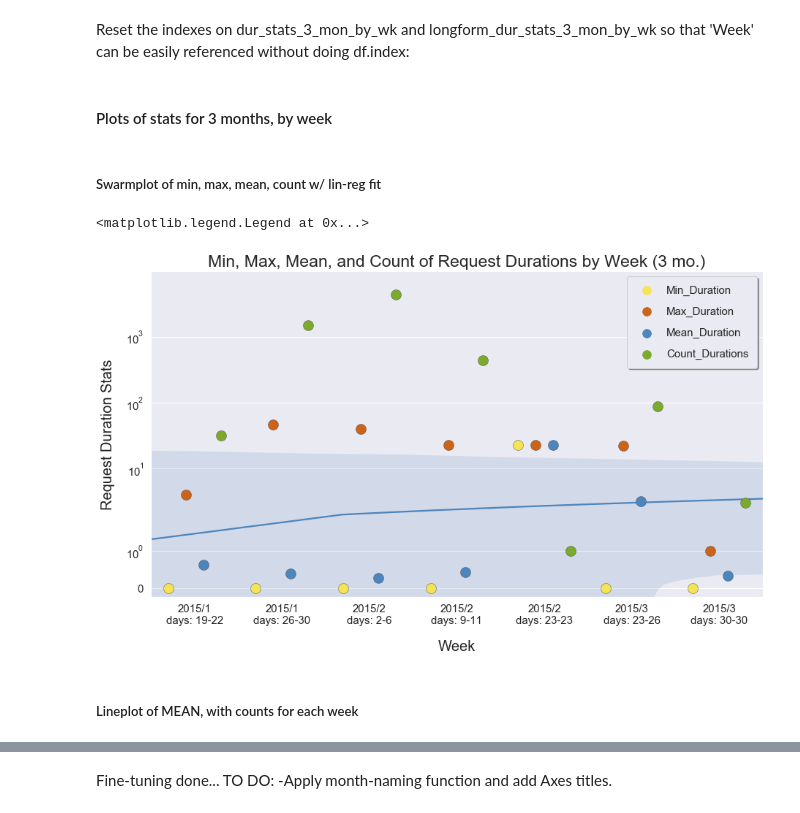
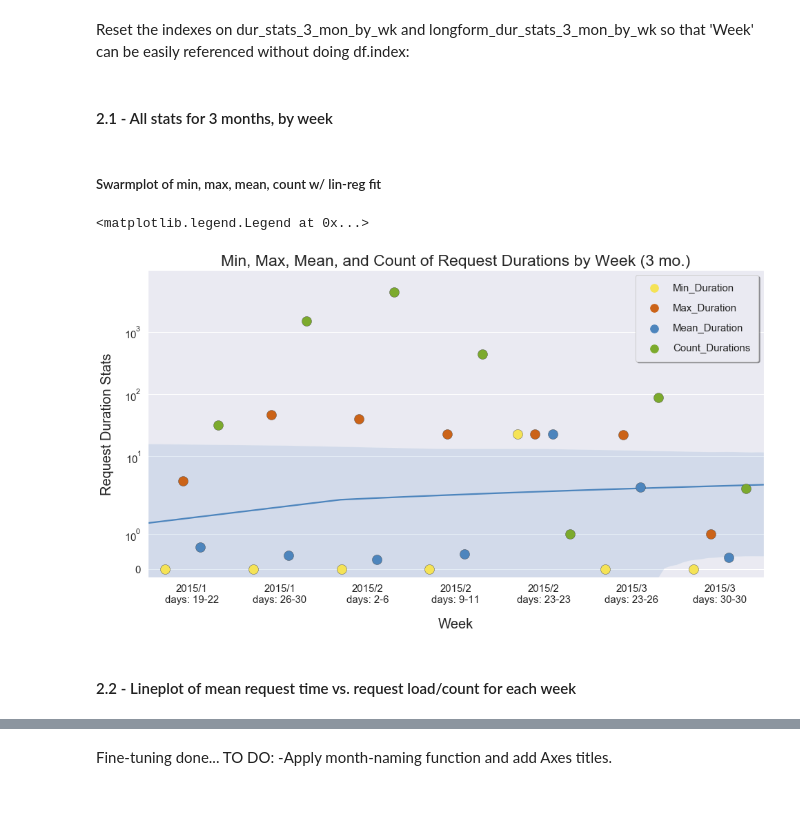
Before and after one commit to leilanihagen/interject-datacell-request-time-data-exploration, a Jupyter notebook: datacell_request_time_v2.ipynb, the cells around one changed output, grey strips where cells are left out. Cells and saved outputs as stored; diff of their text form; code cells hidden in the pictures.

Commit message:
organizing data

```diff
--- a/datacell_request_time_v2.ipynb
+++ b/datacell_request_time_v2.ipynb
@@ -226,7 +228,9 @@ all_requests_year = prep_data_for_vis_1(year, True)
 # %% [markdown]
 #### Figure source code
 # %%
-month_grid = sns.FacetGrid(all_requests_for_year, row='Month', height=3.5, aspect=4, legend_out=True)
+sns.set(style='darkgrid')
+
+month_grid = sns.FacetGrid(all_requests_year, row='Month', height=3.5, aspect=4, legend_out=True)
 
 # All observations:
 month_grid.map(sns.lineplot, 'Day', 'Duration', estimator=None)
@@ -560,7 +618,7 @@ Reset the indexes on dur_stats_3_mon_by_wk and longform_dur_stats_3_mon_by_wk so
 dur_stats_3_mon_by_wk.reset_index(inplace=True)
 longform_dur_stats_3_mon_by_wk.reset_index(inplace=True)
 # %% [markdown]
-#### Plots of stats for 3 months, by week
+#### 2.1 - All stats for 3 months, by week
 # %%
 import seaborn as sns
 # %% [markdown]
@@ -568,33 +626,33 @@ import seaborn as sns
 # %%
 sns.set_style('darkgrid')
 
-fig, ax = plt.subplots(figsize=(15,8))
+fig, ax = plt.subplots(figsize=(16,8))
 
 # Good color schemes: https://www.schemecolor.com/bond-unknown.php, https://www.canva.com/learn/100-color-combinations/ number 23
 
 colors = sns.color_palette(('#f5e356', '#cb6318', '#4d85bd', '#7caa2d'))  # MIN, MAX, MEAN, COUNT
 
-sns.swarmplot(x='Week', y='Dur_Stat_Value', hue='Dur_Stat_Type', data=longform_dur_stats_3_mon_by_wk, dodge=True, edgecolor='gray', linewidth=.4, palette=colors, s=14, ax=ax)
-sns.regplot(x='Week', y='Mean_Duration', data=dur_stats_3_mon_by_wk, color='#4d85bd', scatter_kws={'s': 0}, ax=ax)
+sns.swarmplot(x='Week', y='Dur_Stat_Value', hue='Dur_Stat_Type', data=longform_dur_stats_3_mo_wk, dodge=True, edgecolor='gray', linewidth=.4, palette=colors, s=14, ax=ax)
+sns.regplot(x='Week', y='Mean_Duration', data=dur_stats_3_mo_wk, color='#4d85bd', scatter_kws={'s': 0}, ax=ax)
 
 plt.subplots_adjust(top=0.9)
 
 ax.set_yscale('symlog')  # Retain zero values
 ax.set_ylim(bottom=-0.25)
 
 ax.set_ylabel('Request Duration Stats', fontsize=20, labelpad=15)
 ax.set_xlabel('Week', fontsize=20, labelpad=19)
 ax.set_title('Min, Max, Mean, and Count of Request Durations by Week (3 mo.)', loc='center', fontsize=23)
 
 ax.tick_params(axis='both', which='major', labelsize=15)
-ax.set_xticklabels(longform_dur_stats_3_mon_by_wk['Week_Label'])
+ax.set_xticklabels(longform_dur_stats_3_mo_wk['Week_Label'])
 
 ax.legend(borderpad=0.8, labelspacing=1, fontsize=15, shadow=True, markerscale=1.5)
 # %% [output]
 <matplotlib.legend.Legend at 0x...>
-[figure, old version]
+[figure, new version]
 # %% [markdown]
-##### Lineplot of MEAN, with counts for each week
+#### 2.2 - Lineplot of mean request time vs. request load/count for each week
 # %%
 sns.set_style('darkgrid')
 
```
Also changed, not shown: parts of 31 cells of this notebook.
